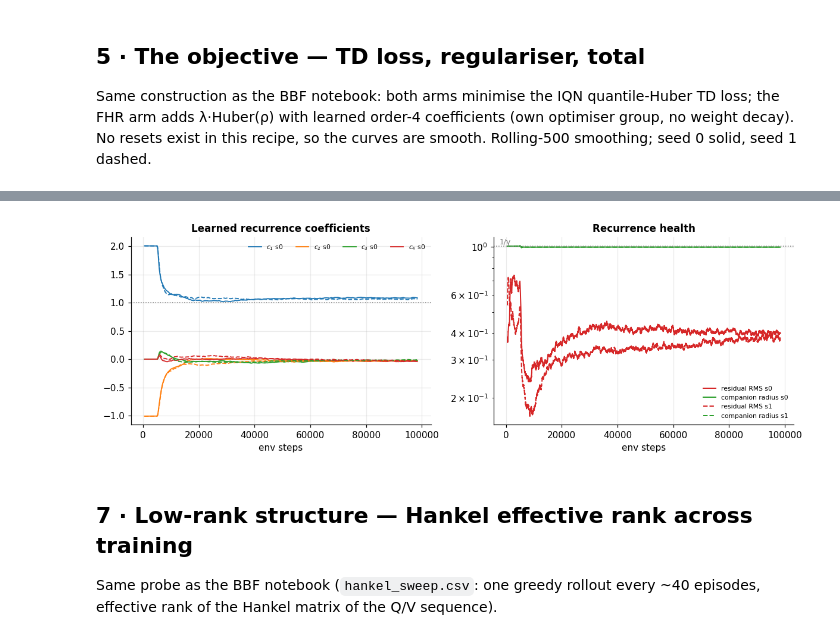
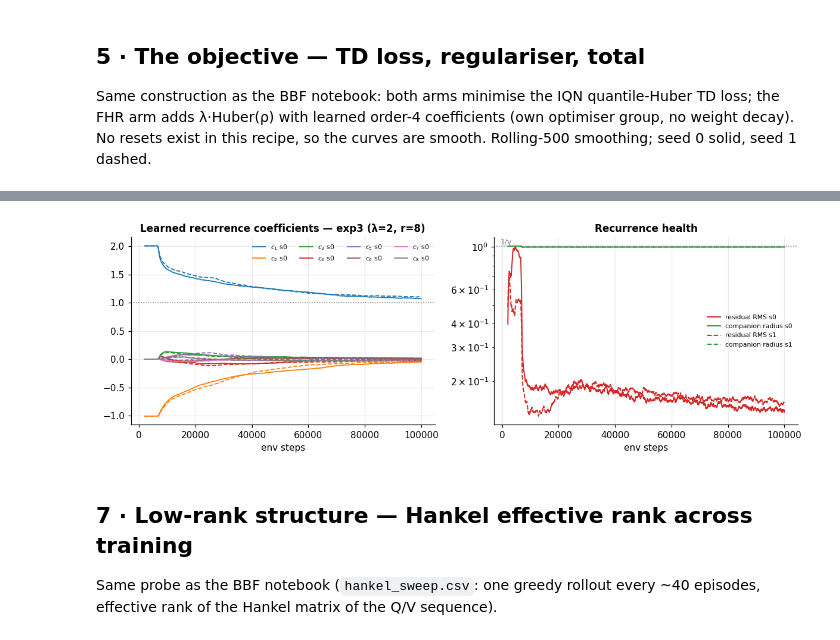
Before and after one commit to Souparna-Mandal/Low-Rank-RL-TL, a Jupyter notebook: experiments/atari/dqn_krull/exp_effrainbow_fhr_krull_results.ipynb, the cells around one changed output, grey strips where cells are left out. Cells and saved outputs as stored; diff of their text form; code cells hidden in the pictures.

```diff
--- a/experiments/atari/dqn_krull/exp_effrainbow_fhr_krull_results.ipynb
+++ b/experiments/atari/dqn_krull/exp_effrainbow_fhr_krull_results.ipynb
@@ -269,21 +333,26 @@ loss; the FHR arm adds λ·Huber(ρ) with learned order-4 coefficients (own opti
 group, no weight decay). No resets exist in this recipe, so the curves are smooth.
 Rolling-500 smoothing; seed 0 solid, seed 1 dashed.
 # %%
+# Diagnostics cadence differs across runs (per-env-step in the early runs,
+# per-training-call after train_frequency_steps went 1 -> 32), so the row
+# index is NOT a shared axis: map rows onto env steps and smooth over a
+# fixed fraction of the run (~0.5%) rather than a fixed row count.
+W0, TMAX = CFG["training"]["warmup_steps"], CFG["training"]["max_env_steps"]
 fig, axes = plt.subplots(1, 3, figsize=(12.5, 3.8))
-K = 500
 for (arm, seed), d in DATA.items():
     g = d["diag"]
-    x = np.arange(len(g))[K - 1:]
-    axes[0].plot(x, smooth(g["td_loss"], K), d["ls"], lw=1.3, color=d["colour"],
+    k = max(5, len(g) // 200)
+    x = np.linspace(W0, TMAX, len(g))[k - 1:]
+    axes[0].plot(x, smooth(g["td_loss"], k), d["ls"], lw=1.3, color=d["colour"],
                  label=f"{d['label']} s{seed}")
     lam = g["lambda_eff"]
     pen_w = np.where(np.isnan(g["penalty_raw"]), 0.0, g["penalty_raw"]) * lam
-    axes[2].plot(x, smooth(g["td_loss"] + pen_w, K), d["ls"], lw=1.3,
+    axes[2].plot(x, smooth(g["td_loss"] + pen_w, k), d["ls"], lw=1.3,
                  color=d["colour"], label=f"{d['label']} s{seed}")
     if np.nanmax(lam) > 0:
-        axes[1].plot(x, smooth(np.nan_to_num(g["penalty_raw"]), K), d["ls"],
+        axes[1].plot(x, smooth(np.nan_to_num(g["penalty_raw"]), k), d["ls"],
                      lw=1.3, color=d["colour"], label=f"penalty_raw s{seed}")
-        axes[1].plot(x, smooth(pen_w, K), d["ls"], lw=1, alpha=0.6,
+        axes[1].plot(x, smooth(pen_w, k), d["ls"], lw=1, alpha=0.6,
                      color="tab:red", label=f"λ·penalty s{seed}")
 axes[0].set(title="TD loss (IQN quantile-Huber)", xlabel="env steps", yscale="log")
 axes[1].set(title="FHR recurrence penalty", xlabel="env steps", yscale="log")
@@ -298,31 +367,39 @@ plt.tight_layout()
 # %%
-fig, (a1, a2) = plt.subplots(1, 2, figsize=(11, 3.8))
-K = 500
-for seed in ("0", "1"):
-    if ("exp1", seed) not in DATA:
-        continue
-    g = DATA[("exp1", seed)]["diag"]
-    x = np.arange(len(g))[K - 1:]
-    for j in range(1, 5):
-        a1.plot(x, smooth(g[f"c_{j}"], K), SEED_LS[seed], lw=1.2,
-                color=f"C{j-1}", label=f"$c_{j}$ s{seed}" if seed == "0" else None)
-    a2.plot(x, smooth(g["residual_rms"], K), SEED_LS[seed], lw=1.3,
-            color="tab:red", label=f"residual RMS s{seed}")
-    a2.plot(x, smooth(g["companion_radius"], K), SEED_LS[seed], lw=1.3,
-            color="tab:green", label=f"companion radius s{seed}")
-a1.axhline(1.0, color="gray", ls=":", lw=1)
-a1.set(title="Learned recurrence coefficients", xlabel="env steps")
-a1.legend(ncol=4, fontsize=7)
-a2.axhline(1 / 0.99, color="gray", ls=":", lw=1)
-a2.annotate("1/γ", (0.02, 1 / 0.99), xycoords=("axes fraction", "data"),
-            fontsize=8, color="gray", va="bottom")
-a2.set(title="Recurrence health", xlabel="env steps", yscale="log")
-a2.legend(fontsize=7)
-plt.tight_layout()
-for seed in ("0", "1"):
-    if ("exp1", seed) in DATA:
-        g = DATA[("exp1", seed)]["diag"]
-        print(f"seed {seed} final c = "
-              f"{[round(float(g[f'c_{i}'][-1]), 3) for i in range(1, 5)]}"
-              f"  sum = {float(g['sum_c'][-1]):.3f}")
+W0, TMAX = CFG["training"]["warmup_steps"], CFG["training"]["max_env_steps"]
+for arm in [a for a in ARMS if a != "baseline"
+            and any((a, s) in DATA for s in SEEDS)]:
+    ov = _overrides(arm)
+    order = int(ov.get("fhr_order", CFG["agent"]["fhr_order"]))
+    fig, (a1, a2) = plt.subplots(1, 2, figsize=(11, 3.8))
+    for seed in SEEDS:
+        if (arm, seed) not in DATA:
+            continue
+        g = DATA[(arm, seed)]["diag"]
+        k = max(5, len(g) // 200)      # cadence-independent smoothing (see §5)
+        x = np.linspace(W0, TMAX, len(g))[k - 1:]
+        for j in range(1, order + 1):
+            a1.plot(x, smooth(g[f"c_{j}"], k), SEED_LS[seed], lw=1.2,
+                    color=f"C{(j - 1) % 10}",
+                    label=f"$c_{{{j}}}$ s{seed}" if seed == SEEDS[0] else None)
+        a2.plot(x, smooth(g["residual_rms"], k), SEED_LS[seed], lw=1.3,
+                color="tab:red", label=f"residual RMS s{seed}")
+        a2.plot(x, smooth(g["companion_radius"], k), SEED_LS[seed], lw=1.3,
+                color="tab:green", label=f"companion radius s{seed}")
+    a1.axhline(1.0, color="gray", ls=":", lw=1)
+    a1.set(title=(f"Learned recurrence coefficients — {arm} "
+                  f"(λ={ov.get('fhr_weight', '?')}, r={ov.get('fhr_order', '?')})"),
+           xlabel="env steps")
+    a1.legend(ncol=4, fontsize=7)
+    a2.axhline(1 / 0.99, color="gray", ls=":", lw=1)
+    a2.annotate("1/γ", (0.02, 1 / 0.99), xycoords=("axes fraction", "data"),
+                fontsize=8, color="gray", va="bottom")
+    a2.set(title="Recurrence health", xlabel="env steps", yscale="log")
+    a2.legend(fontsize=7)
+    plt.tight_layout()
+    for seed in SEEDS:
+        if (arm, seed) in DATA:
+            g = DATA[(arm, seed)]["diag"]
+            print(f"{arm} seed {seed} final c = "
+                  f"{[round(float(g[f'c_{i}'][-1]), 3) for i in range(1, order + 1)]}"
+                  f"  sum = {float(g['sum_c'][-1]):.3f}")
 # %% [output]
@@ -331,4 +408,4 @@ seed 1 final c = [1.063, -0.021, -0.006, -0.031]  sum = 1.005
-[figure, old version]
+[figure, new version]
 # %% [markdown]
 ## 7 · Low-rank structure — Hankel effective rank across training
 
```
Also changed, not shown: parts of 15 cells of this notebook, 3 other files.
